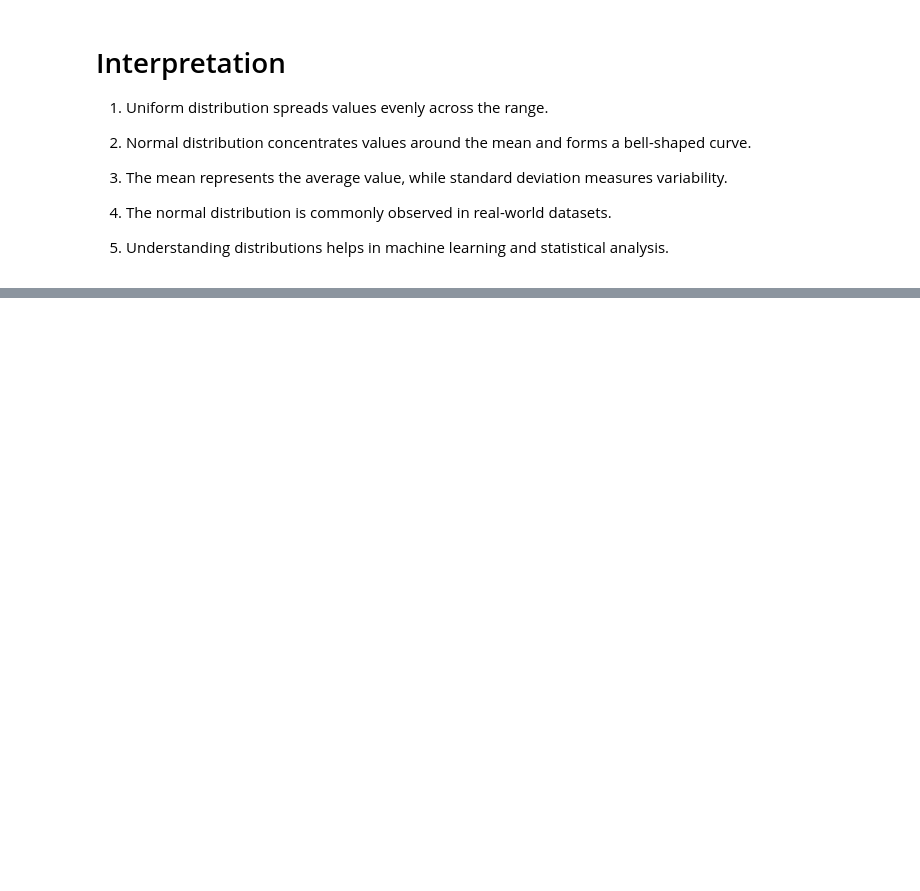
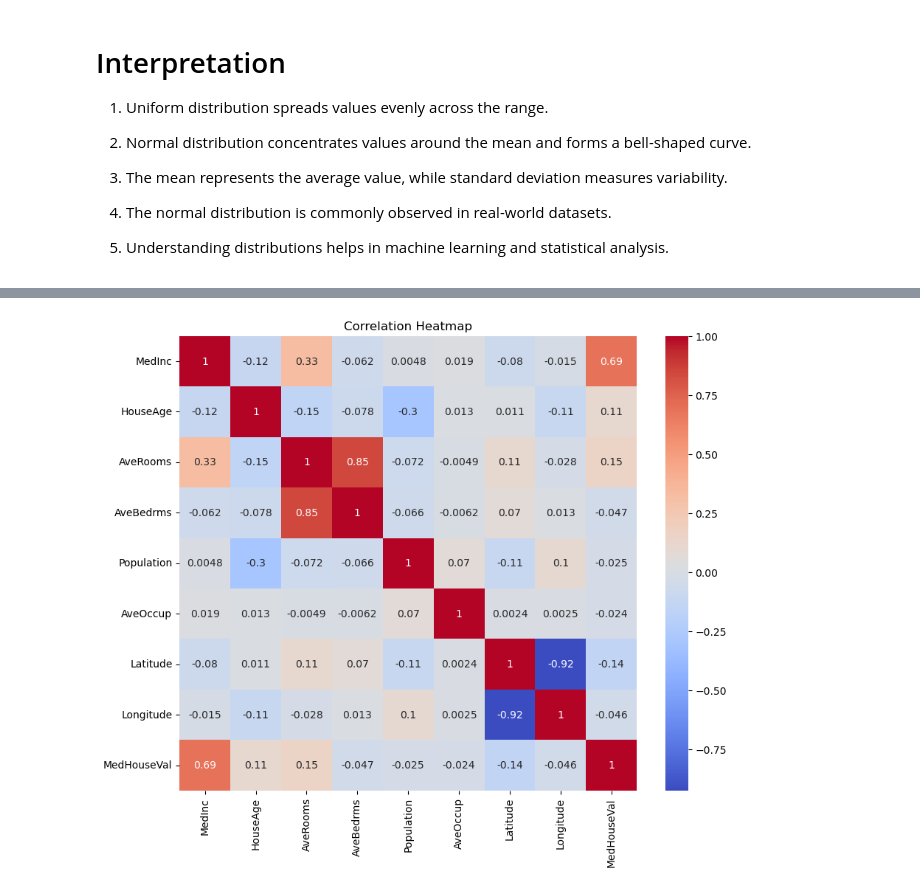
Before and after one commit to gopalsharma43/aiml-crash-gopal, a Jupyter notebook: Day11/maths_ml_eda.ipynb, the cells around one changed output, grey strips where cells are left out. Saved outputs shown, nothing was run; the diff lists cells and outputs as text; code cells hidden in the pictures; blank space fills up the shorter version.

```diff
--- a/Day11/maths_ml_eda.ipynb
+++ b/Day11/maths_ml_eda.ipynb
@@ -234,0 +322,13 @@ plt.show()
+# %%
+plt.figure(figsize=(10,8))
+
+sns.heatmap(
+    df.corr(),
+    annot=True,
+    cmap="coolwarm"
+)
+
+plt.title("Correlation Heatmap")
+plt.show()
+# %% [output]
+[figure, added]
```
Also changed, not shown: parts of 10 cells of this notebook.
